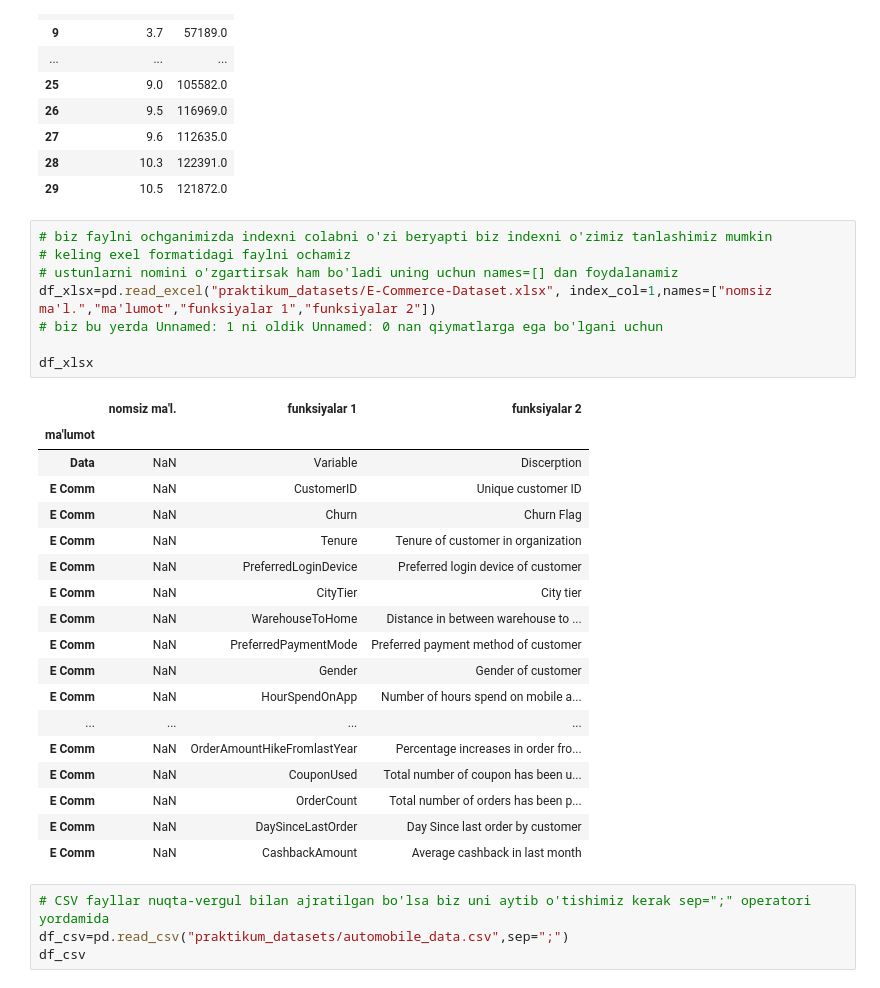
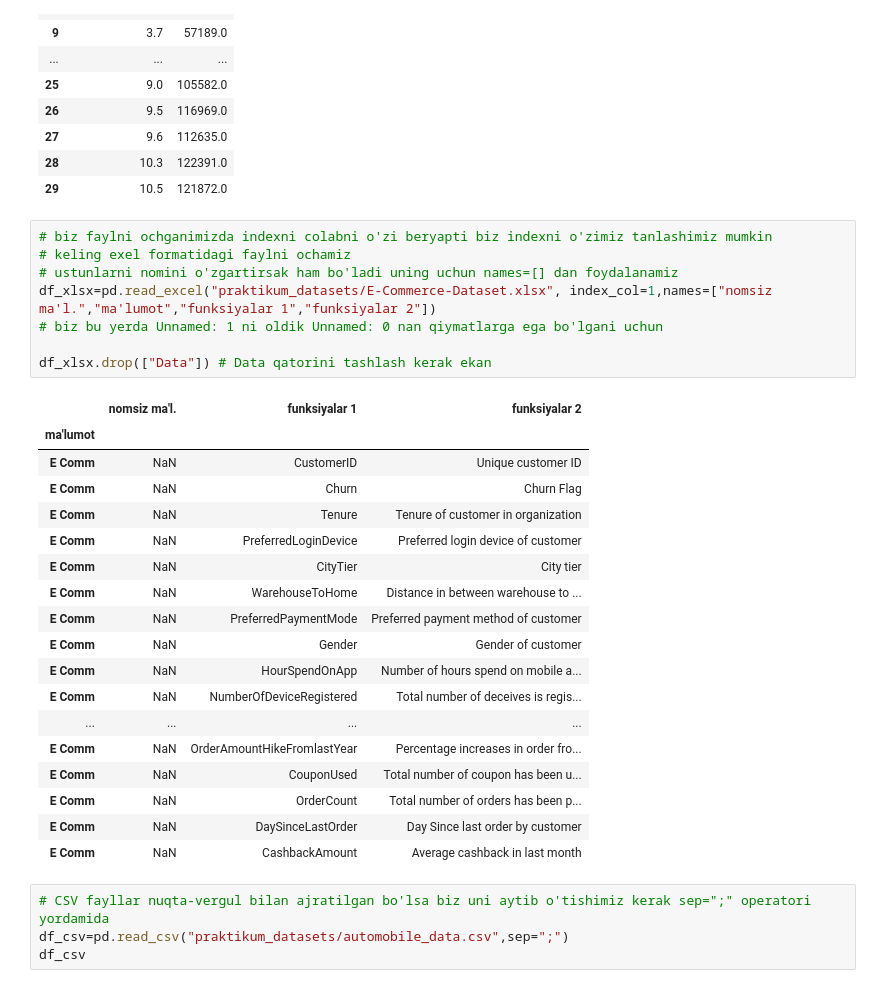
Before and after one commit to MUHAMMADALIBOBOKHON2003/mening_darslarim, a Jupyter notebook: 3_modul_kirish.ipynb, the cells around one changed output. Saved outputs shown, nothing was run; the diff lists cells and outputs as text.

```diff
--- a/3_modul_kirish.ipynb
+++ b/3_modul_kirish.ipynb
@@ -84,15 +78,14 @@ df_bra
 # %%
 # biz faylni ochganimizda indexni colabni o'zi beryapti biz indexni o'zimiz tanlashimiz mumkin
 # keling exel formatidagi faylni ochamiz
 # ustunlarni nomini o'zgartirsak ham bo'ladi uning uchun names=[] dan foydalanamiz
 df_xlsx=pd.read_excel("praktikum_datasets/E-Commerce-Dataset.xlsx", index_col=1,names=["nomsiz ma'l.","ma'lumot","funksiyalar 1","funksiyalar 2"])
 # biz bu yerda Unnamed: 1 ni oldik Unnamed: 0 nan qiymatlarga ega bo'lgani uchun
 
-df_xlsx
+df_xlsx.drop(["Data"]) # Data qatorini tashlash kerak ekan
 # %% [output]
 |  | nomsiz ma'l. | funksiyalar 1 | funksiyalar 2 |
 | ma'lumot |  |  |  |
-| Data | NaN | Variable | Discerption |
 | E Comm | NaN | CustomerID | Unique customer ID |
 | E Comm | NaN | Churn | Churn Flag |
 | E Comm | NaN | Tenure | Tenure of customer in organization |
@@ -102,6 +95,7 @@ df_xlsx
 | E Comm | NaN | PreferredPaymentMode | Preferred payment method of customer |
 | E Comm | NaN | Gender | Gender of customer |
 | E Comm | NaN | HourSpendOnApp | Number of hours spend on mobile a... |
+| E Comm | NaN | NumberOfDeviceRegistered | Total number of deceives is regis... |
 | ... | ... | ... | ... |
 | E Comm | NaN | OrderAmountHikeFromlastYear | Percentage increases in order fro... |
 | E Comm | NaN | CouponUsed | Total number of coupon has been u... |
```
Also changed, not shown: parts of 10 cells of this notebook.
